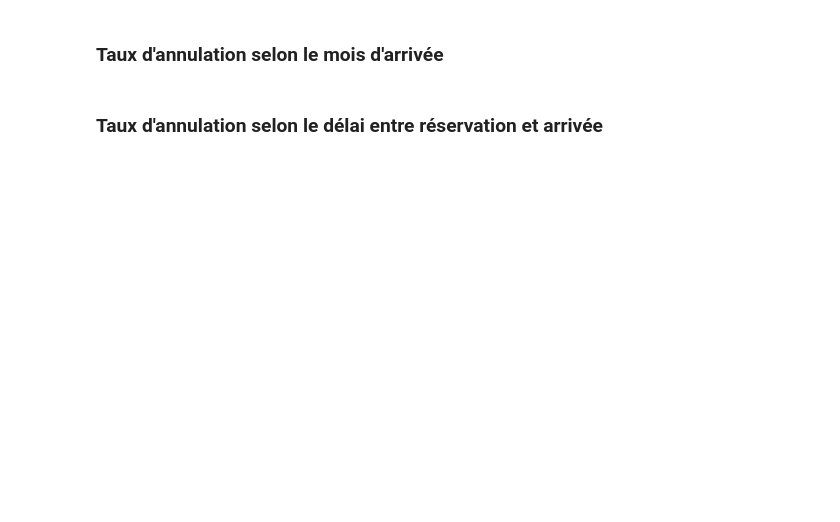
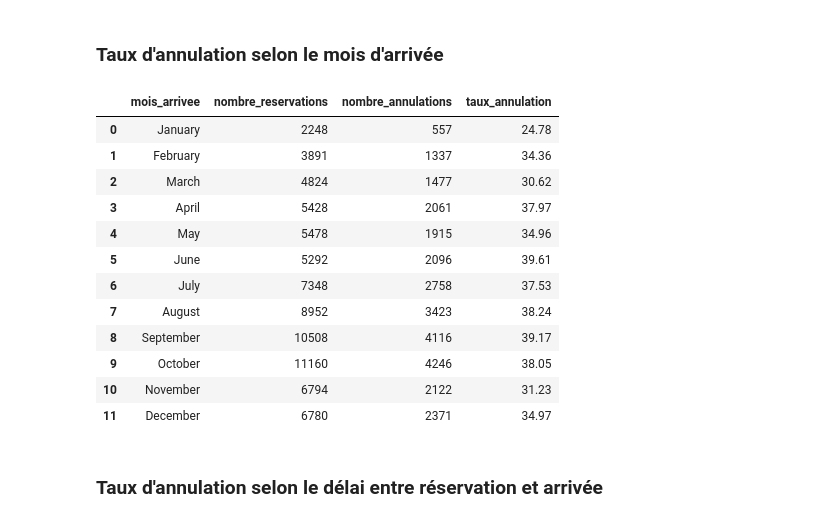
Before and after one commit to hamzaAlhousseini/M1-B1-annulation-v2-Hamza, a Jupyter notebook: notebooks/01_exploration.ipynb, the cells around one changed output. Cells and saved outputs as stored; diff of their text form; code cells hidden in the pictures; blank space fills up the shorter version.

```diff
--- a/notebooks/01_exploration.ipynb
+++ b/notebooks/01_exploration.ipynb
@@ -45,2 +86,50 @@ query = text("""
+# %%
+# Calculer le nombre de réservations et le taux d'annulation par mois
+query = text("""
+    SELECT
+        arrival_date_month AS mois_arrivee,
+        COUNT(reservation_id) AS nombre_reservations,
+        SUM(is_canceled) AS nombre_annulations,
+        ROUND(
+            SUM(is_canceled) * 100.0 / COUNT(reservation_id),
+            2
+        ) AS taux_annulation
+    FROM reservations
+    GROUP BY arrival_date_month
+    ORDER BY
+        CASE arrival_date_month
+            WHEN 'January' THEN 1
+            WHEN 'February' THEN 2
+            WHEN 'March' THEN 3
+            WHEN 'April' THEN 4
+            WHEN 'May' THEN 5
+            WHEN 'June' THEN 6
+            WHEN 'July' THEN 7
+            WHEN 'August' THEN 8
+            WHEN 'September' THEN 9
+            WHEN 'October' THEN 10
+            WHEN 'November' THEN 11
+            WHEN 'December' THEN 12
+        END
+""")
+
+# Exécuter la requête et afficher les résultats
+df_mois = pd.read_sql(query, engine)
+
+df_mois
+# %% [output]
+|  | mois_arrivee | nombre_reservations | nombre_annulations | taux_annulation |
+| 0 | January | 2248 | 557 | 24.78 |
+| 1 | February | 3891 | 1337 | 34.36 |
+| 2 | March | 4824 | 1477 | 30.62 |
+| 3 | April | 5428 | 2061 | 37.97 |
+| 4 | May | 5478 | 1915 | 34.96 |
+| 5 | June | 5292 | 2096 | 39.61 |
+| 6 | July | 7348 | 2758 | 37.53 |
+| 7 | August | 8952 | 3423 | 38.24 |
+| 8 | September | 10508 | 4116 | 39.17 |
+| 9 | October | 11160 | 4246 | 38.05 |
+| 10 | November | 6794 | 2122 | 31.23 |
+| 11 | December | 6780 | 2371 | 34.97 |
 # %% [markdown]
 ### Taux d'annulation selon le délai entre réservation et arrivée
```
Also changed, not shown: parts of 14 cells of this notebook, 3 other files.
